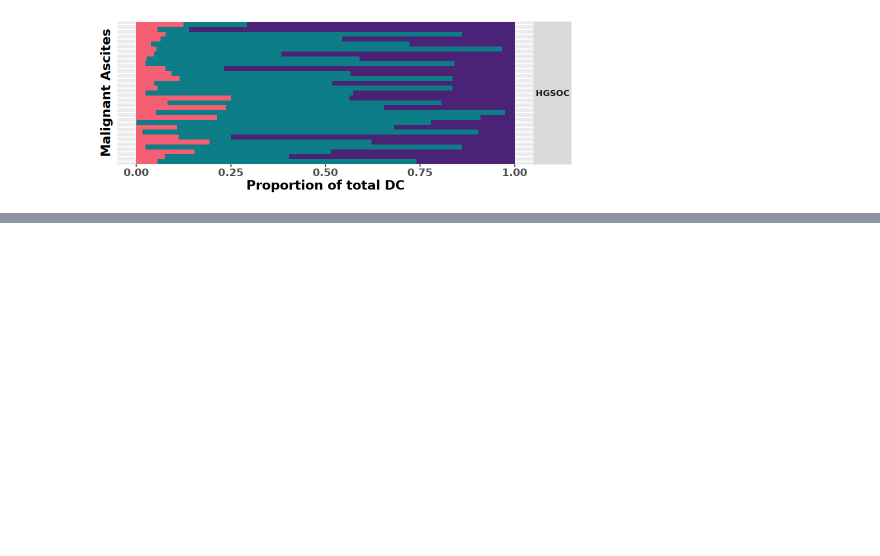
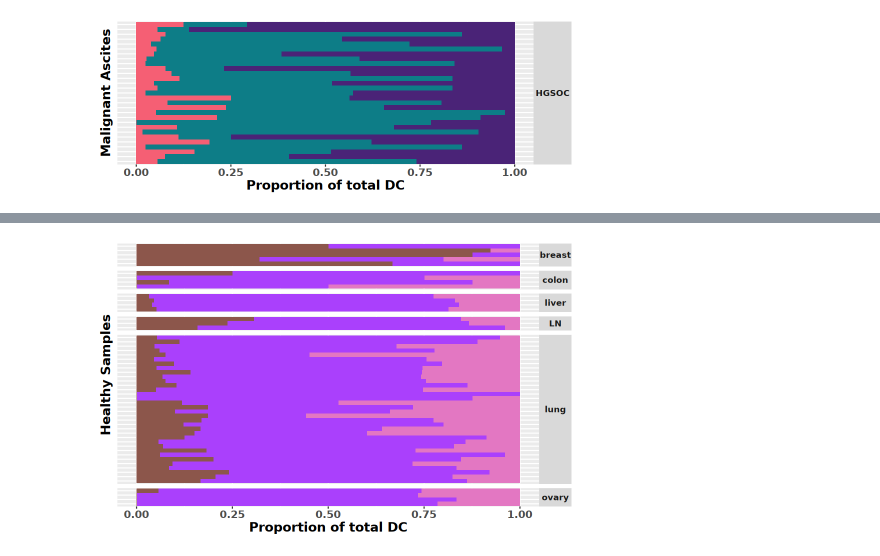
Before and after one commit to tuonglab/Nikita-project, a Jupyter notebook: notebooks/2025-05-07_Stacked-Proportions.ipynb, the cells around one changed output, grey strips where cells are left out. Drawn from its saved outputs; the diff is of its cells as text; code cells hidden in the pictures; blank space fills up the shorter version.

```diff
--- a/notebooks/2025-05-07_Stacked-Proportions.ipynb
+++ b/notebooks/2025-05-07_Stacked-Proportions.ipynb
@@ -330,0 +401,19 @@ ggsave("dc_proportions_ascites.svg", width = 8, height = 3, units = "in")
+# %%
+options(repr.plot.height=5, repr.plot.width=8)
+ggplot(df_H, aes(fill = DC_subset, x = proportion, y = integration_id)) +
+  geom_bar(position = "stack", stat = "identity") +
+  facet_grid(site ~ ., scales = "free_y", space = "free") +
+  ylab("Healthy Samples") +
+  xlab("Proportion of total DC") +
+  theme(axis.text.y = element_blank(),
+        axis.text.x = element_text(face="bold", size = 12),
+        axis.title.x = element_text(face="bold", size = 15),
+        axis.title.y = element_text(face="bold", size = 15),
+        axis.ticks.y = element_blank(),
+        strip.text.y = element_text(angle = 0, face="bold", size = 10),
+        legend.position = "none") +
+  scale_fill_manual(values = c("cDC1_proportion" = "#e377c2","cDC2_proportion" = "#aa40fc","mregDC_proportion" = "#8c564b"))
+
+ggsave("dc_proportions_healthy_v2.pdf", width = 8, height = 5, units = "in")
+# %% [output]
+[figure, added]
```
Also changed, not shown: parts of 7 cells of this notebook, 1 other file.
